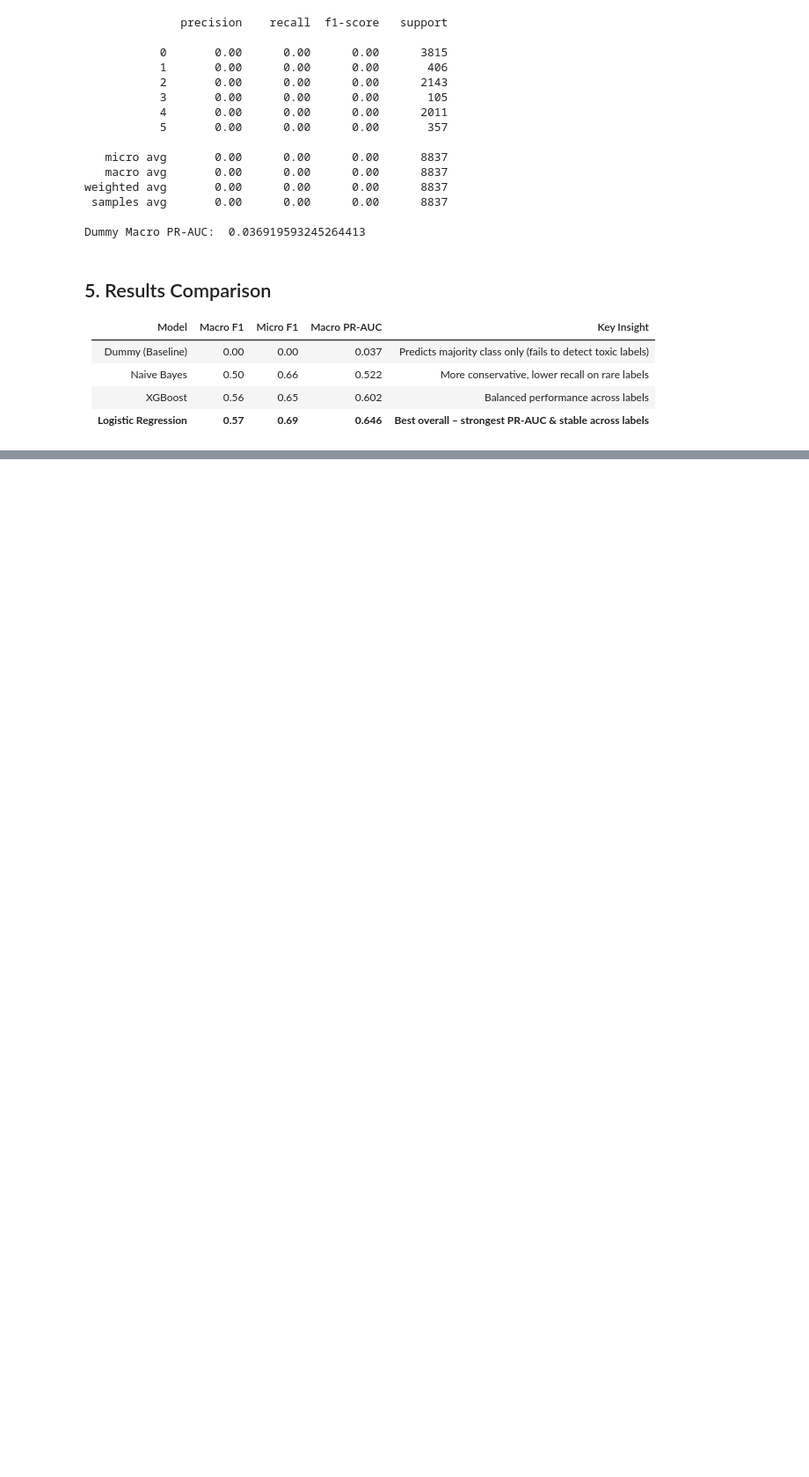
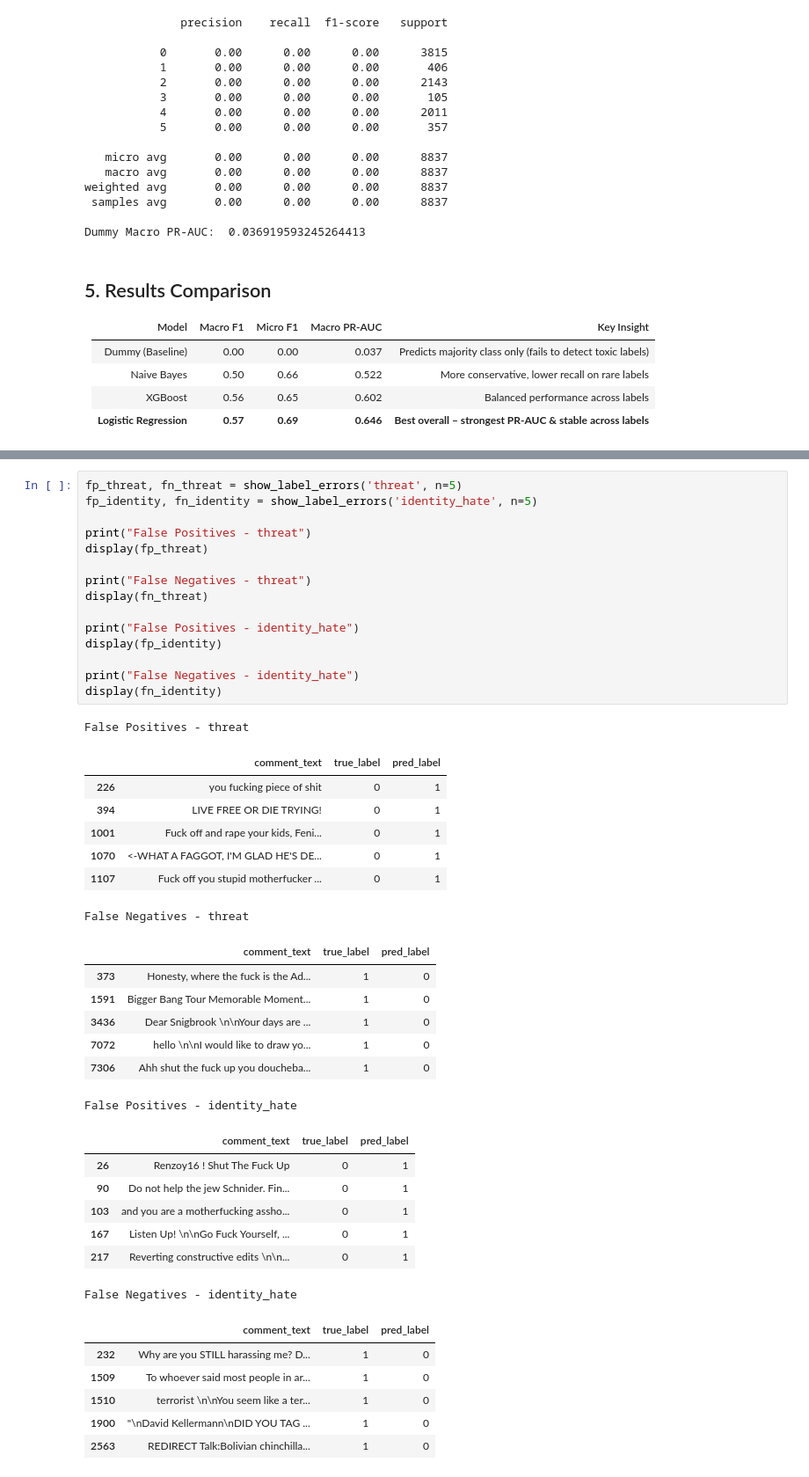
Before and after one commit to A1r1p1it/toxic-comments-classification, a Jupyter notebook: nlp.ipynb, the cells around one changed output, grey strips where cells are left out. Shown at 88% size. Cells and saved outputs as stored; diff of their text form; blank space fills up the shorter version.

```diff
--- a/nlp.ipynb
+++ b/nlp.ipynb
@@ -384,0 +559,44 @@ Dummy Macro PR-AUC:  0.036919593245264413
+# %%
+fp_threat, fn_threat = show_label_errors('threat', n=5)
+fp_identity, fn_identity = show_label_errors('identity_hate', n=5)
+
+print("False Positives - threat")
+display(fp_threat)
+
+print("False Negatives - threat")
+display(fn_threat)
+
+print("False Positives - identity_hate")
+display(fp_identity)
+
+print("False Negatives - identity_hate")
+display(fn_identity)
+# %% [output]
+False Positives - threat
+|  | comment_text | true_label | pred_label |
+| 226 | you fucking piece of shit | 0 | 1 |
+| 394 | LIVE FREE OR DIE TRYING! | 0 | 1 |
+| 1001 | Fuck off and rape your kids, Feni... | 0 | 1 |
+| 1070 | <-WHAT A FAGGOT, I'M GLAD HE'S DE... | 0 | 1 |
+| 1107 | Fuck off you stupid motherfucker ... | 0 | 1 |
+False Negatives - threat
+|  | comment_text | true_label | pred_label |
+| 373 | Honesty, where the fuck is the Ad... | 1 | 0 |
+| 1591 | Bigger Bang Tour Memorable Moment... | 1 | 0 |
+| 3436 | Dear Snigbrook \n\nYour days are ... | 1 | 0 |
+| 7072 | hello \n\nI would like to draw yo... | 1 | 0 |
+| 7306 | Ahh shut the fuck up you doucheba... | 1 | 0 |
+False Positives - identity_hate
+|  | comment_text | true_label | pred_label |
+| 26 | Renzoy16 ! Shut The Fuck Up | 0 | 1 |
+| 90 | Do not help the jew Schnider. Fin... | 0 | 1 |
+| 103 | and you are a motherfucking assho... | 0 | 1 |
+| 167 | Listen Up! \n\nGo Fuck Yourself, ... | 0 | 1 |
+| 217 | Reverting constructive edits \n\n... | 0 | 1 |
+False Negatives - identity_hate
+|  | comment_text | true_label | pred_label |
+| 232 | Why are you STILL harassing me? D... | 1 | 0 |
+| 1509 | To whoever said most people in ar... | 1 | 0 |
+| 1510 | terrorist \n\nYou seem like a ter... | 1 | 0 |
+| 1900 | "\nDavid Kellermann\nDID YOU TAG ... | 1 | 0 |
+| 2563 | REDIRECT Talk:Bolivian chinchilla... | 1 | 0 |
```
Also changed, not shown: parts of 18 cells of this notebook.
